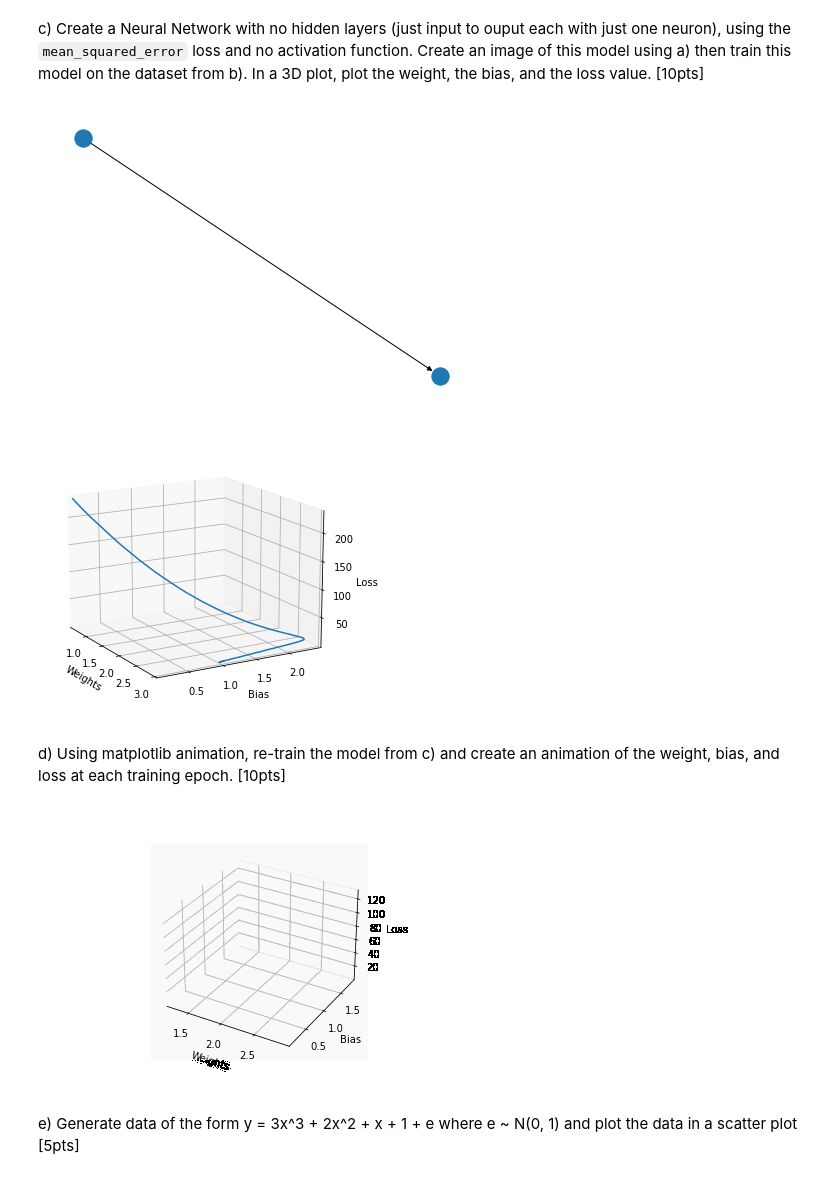
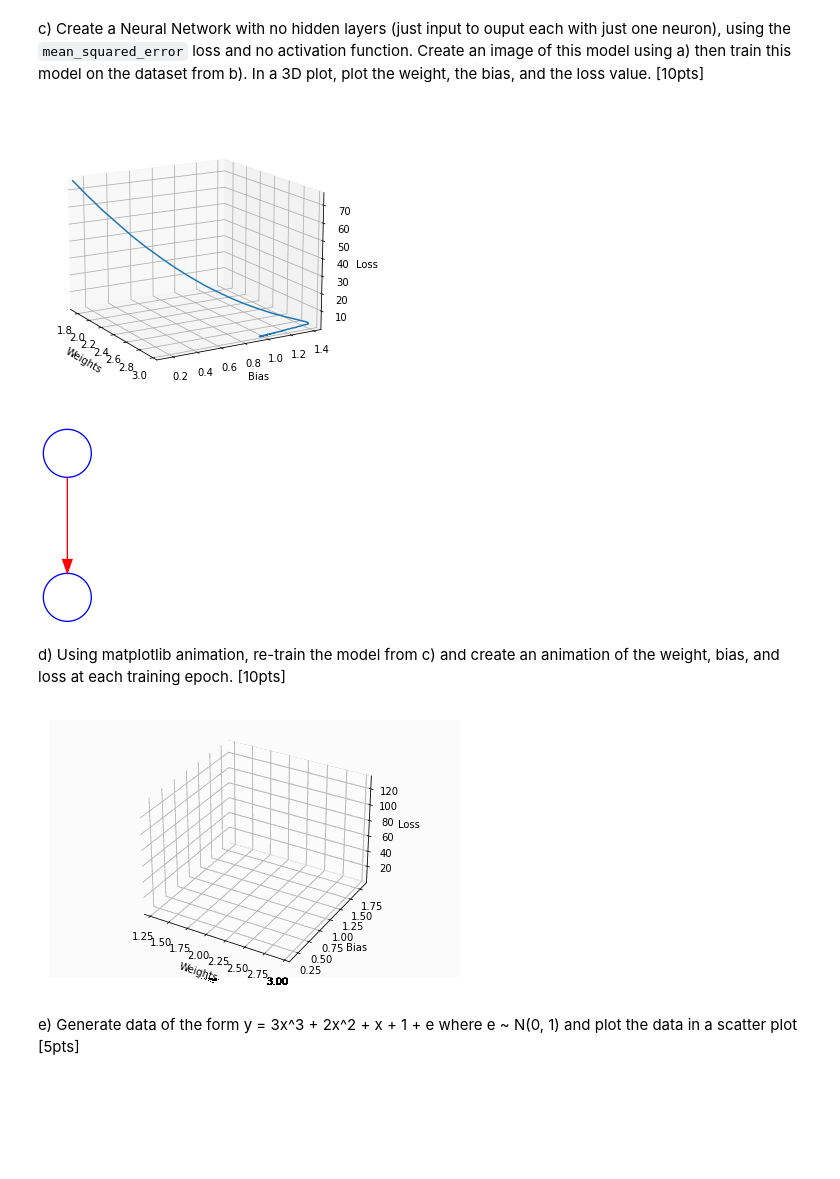
Before and after one commit to ivanisakov99/CS506, a Jupyter notebook: HW/6. Networks, Graphs and Neural Networks/homework6.ipynb, the cells around one changed output. Saved outputs shown, nothing was run; the diff lists cells and outputs as text; code cells hidden in the pictures; blank space fills up the shorter version.

```diff
--- a/HW/6. Networks, Graphs and Neural Networks/homework6.ipynb
+++ b/HW/6. Networks, Graphs and Neural Networks/homework6.ipynb
@@ -144,7 +144,7 @@ Image(filename="example.png")
 # %% [markdown]
 Hint: use the networkx library (specifically the [to_agraph](https://networkx.org/documentation/stable/reference/generated/networkx.drawing.nx_agraph.to_agraph.html) method)
 # %%
-def visualiseNetwork(network, save = True):
+def visualiseNetwork(network, filename = 'graph'):
     G = nx.DiGraph(nodesep='1', ranksep='1')
 
     # Iterate over the layers
@@ -181,12 +181,10 @@ def visualiseNetwork(network, save = True):
                     color="#FF0000"
                 )
 
-    if save:
-        img = nx.nx_agraph.to_agraph(G)
-        img.layout(prog='dot')
-        img.draw('graph.png')
-    else:
-        nx.draw(G)
+
+    img = nx.nx_agraph.to_agraph(G)
+    img.layout(prog='dot')
+    img.draw(filename + '.png')
 # %%
 from tensorflow import keras
 from tensorflow.keras import layers
@@ -224,7 +225,6 @@ model = keras.models.Sequential()
 model.add(layers.Dense(units=1, input_dim=1))
 model.compile(loss='mean_squared_error')
 
-visualiseNetwork(model, save=False)
 
 weights, bias = [], []
 get_weights = LambdaCallback(
@@ -232,43 +232,41 @@ get_weights = LambdaCallback(
 get_bias = LambdaCallback(
     on_epoch_end=lambda epoch, logs: bias.append(model.get_weights()[1]))
 
 history = model.fit(X,
                 Y,
                 batch_size=1,
                 epochs=200,
                 callbacks=[get_weights, get_bias],
                 verbose=0)
 
 loss = history.history['loss']
 weights = np.asarray(weights)[:, 0, 0, 0].tolist()
 bias = np.asarray(bias)[:, 0].tolist()
 
 fig = plt.figure()
 ax = Axes3D(fig)
 ax.plot(weights, bias, loss)
 
 ax.set_xlim3d([min(weights), max(weights)])
 ax.set_xlabel('Weights')
 
 ax.set_ylim3d([min(bias), max(bias)])
 ax.set_ylabel('Bias')
 
 ax.set_zlim3d([min(loss), max(loss)])
 ax.set_zlabel('Loss')
 
 ax.view_init(15, -30)
 plt.show()
+visualiseNetwork(model, filename='2c')
+Image('2c.png')
 # %% [output]
-[figure, old version]
+[figure, new version]
-[figure, old version]
+[figure, new version]
 # %% [markdown]
 d) Using matplotlib animation, re-train the model from c) and create an animation of the weight, bias, and loss at each training epoch. [10pts]
 # %%
 weights, bias = [], []
-# get_weights = LambdaCallback(
-#     on_epoch_end=lambda epoch, logs: weights.append(model.get_weights()[:-1]))
-# get_bias = LambdaCallback(
-#     on_epoch_end=lambda epoch, logs: bias.append(model.get_weights()[1]))
 
 model = keras.models.Sequential()
 model.add(layers.Dense(units=1, input_dim=1))
@@ -287,6 +285,7 @@ weights = np.asarray(weights)[:, 0, 0, 0].tolist()
 bias = np.asarray(bias)[:, 0].tolist()
 
 fig = plt.figure()
+fig.set_tight_layout(True)
 ax = fig.add_subplot(projection='3d')
 
 
@@ -314,7 +313,7 @@ ani.save('2d.gif', writer='pillow')
 plt.close()
 Image('2d.gif')
 # %% [output]
-[figure, old version]
+[figure, new version]
 # %% [markdown]
 e) Generate data of the form y = 3x^3 + 2x^2 + x + 1 + e where e ~ N(0, 1) and plot the data in a scatter plot [5pts]
 # %%
```
Also changed, not shown: parts of 7 cells of this notebook, 3 other files.
